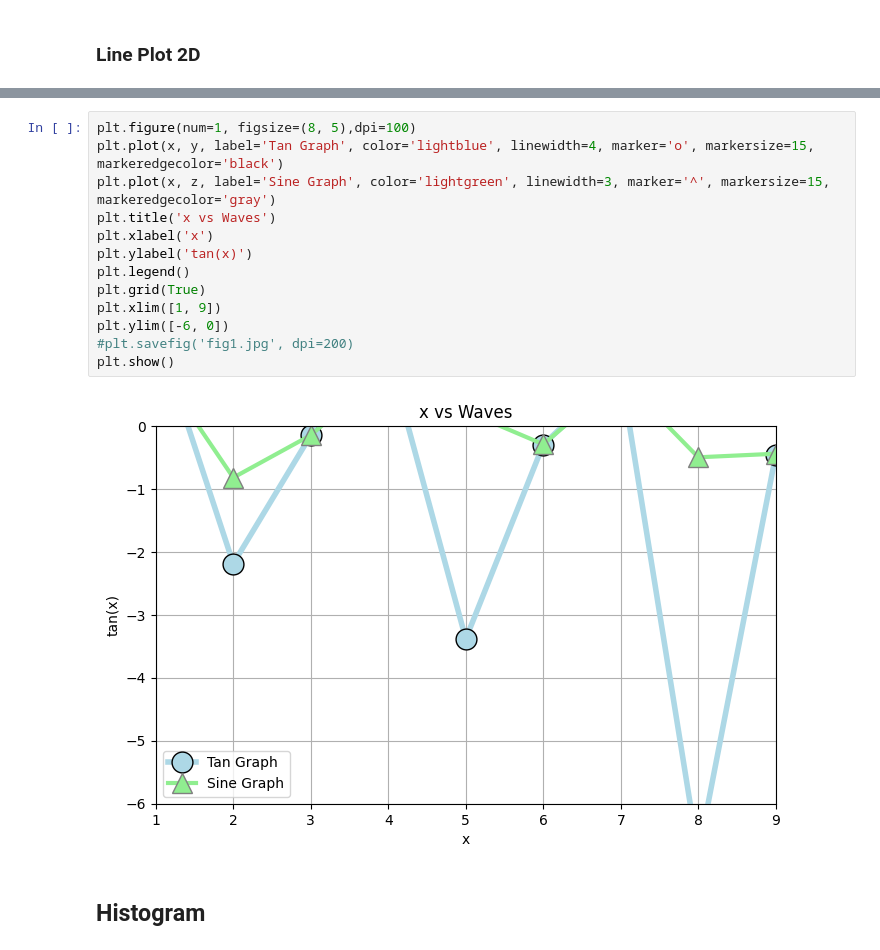
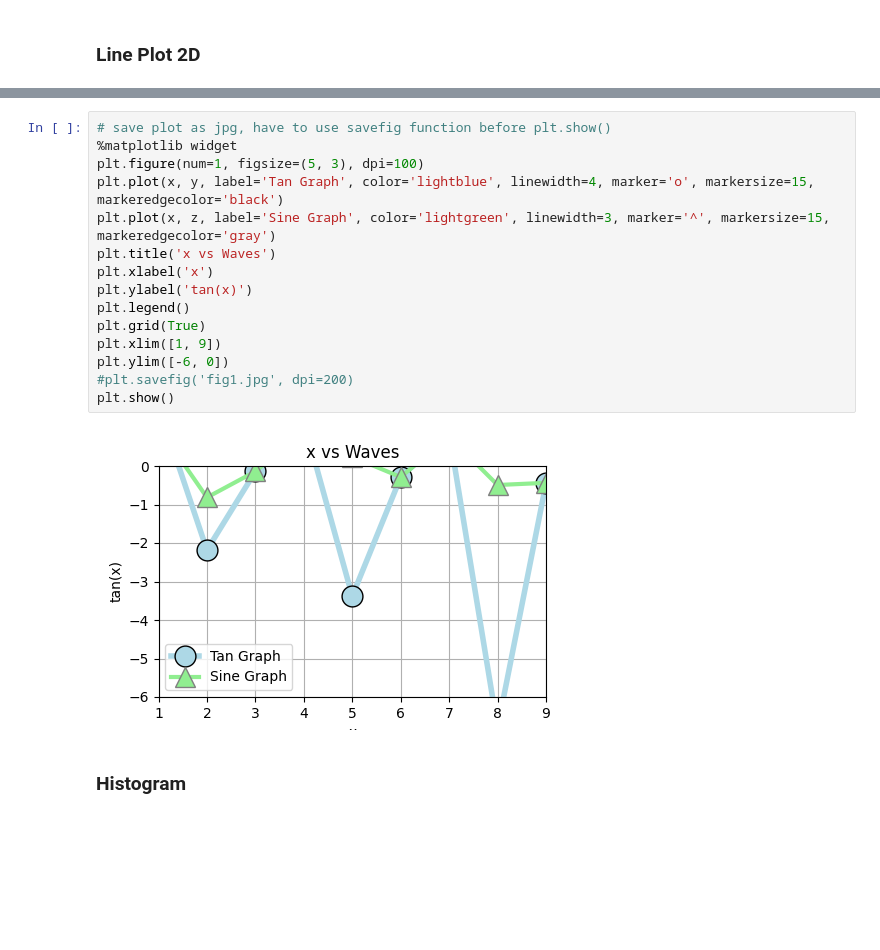
Before and after one commit to HASAN9519/Python2022, a Jupyter notebook: Notebooks/23.DataVisualization.ipynb, the cells around one changed output, grey strips where cells are left out. Drawn from its saved outputs; the diff is of its cells as text; blank space fills up the shorter version.

```diff
--- a/Notebooks/23.DataVisualization.ipynb
+++ b/Notebooks/23.DataVisualization.ipynb
@@ -57,18 +72,20 @@ plt.show()
 # %%
-plt.figure(num=1, figsize=(8, 5),dpi=100)
+# save plot as jpg, have to use savefig function before plt.show()
+%matplotlib widget
+plt.figure(num=1, figsize=(5, 3), dpi=100)
 plt.plot(x, y, label='Tan Graph', color='lightblue', linewidth=4, marker='o', markersize=15, markeredgecolor='black')
 plt.plot(x, z, label='Sine Graph', color='lightgreen', linewidth=3, marker='^', markersize=15, markeredgecolor='gray')
 plt.title('x vs Waves')
 plt.xlabel('x')
 plt.ylabel('tan(x)')
 plt.legend()
 plt.grid(True)
 plt.xlim([1, 9])
 plt.ylim([-6, 0])
 #plt.savefig('fig1.jpg', dpi=200)
 plt.show()
 # %% [output]
-[figure, old version]
+[figure, new version]
 # %% [markdown]
-## Histogram
+### Histogram
 # %%
```
Also changed, not shown: parts of 26 cells of this notebook, 2 other files.
